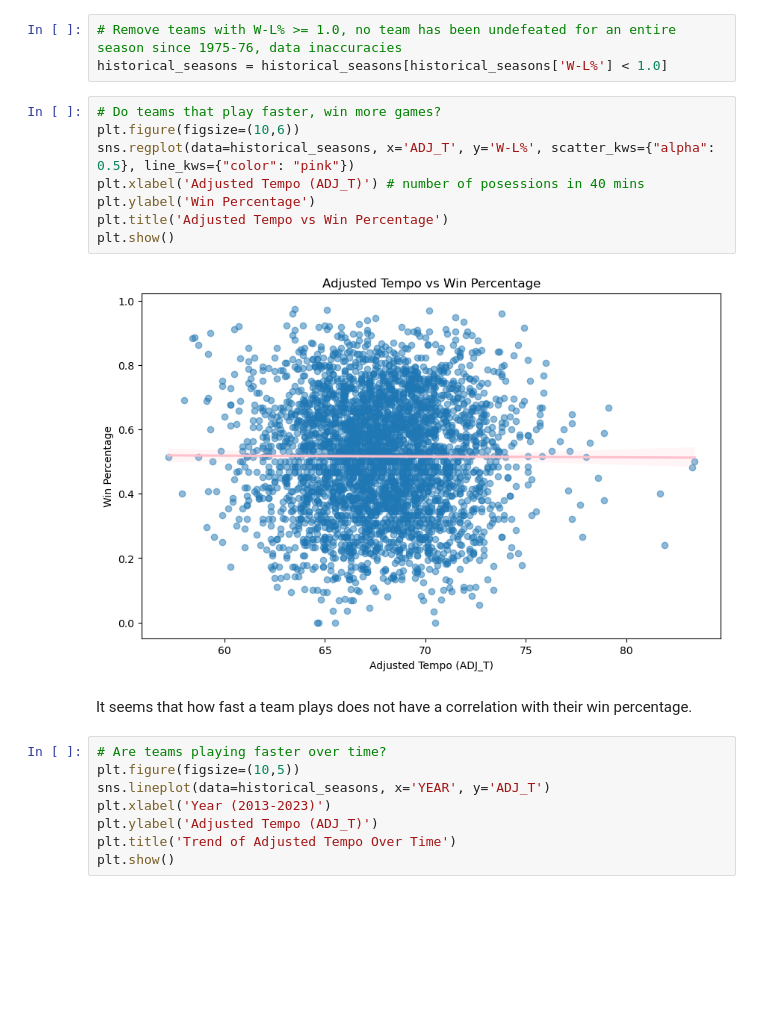
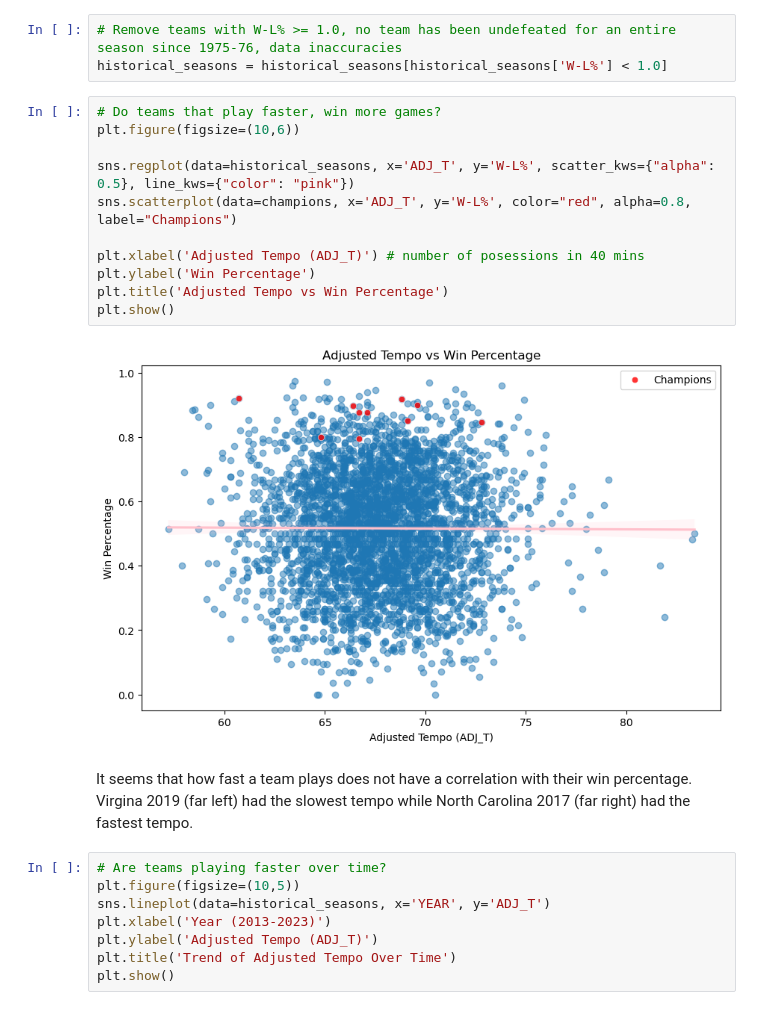
Before and after one commit to kanglee05/March-Madness-Tournament-Analysis-and-Winner-Predictor, a Jupyter notebook: March Madness Winner Predictor.ipynb, the cells around one changed output. Drawn from its saved outputs; the diff is of its cells as text; blank space fills up the shorter version.

```diff
--- a/March Madness Winner Predictor.ipynb
+++ b/March Madness Winner Predictor.ipynb
@@ -184,15 +187,18 @@ historical_seasons = historical_seasons[historical_seasons['W-L%'] < 1.0]
 # %%
 # Do teams that play faster, win more games?
 plt.figure(figsize=(10,6))
+
 sns.regplot(data=historical_seasons, x='ADJ_T', y='W-L%', scatter_kws={"alpha": 0.5}, line_kws={"color": "pink"})
+sns.scatterplot(data=champions, x='ADJ_T', y='W-L%', color="red", alpha=0.8, label="Champions")
+
 plt.xlabel('Adjusted Tempo (ADJ_T)') # number of posessions in 40 mins
 plt.ylabel('Win Percentage')
 plt.title('Adjusted Tempo vs Win Percentage')
 plt.show()
 # %% [output]
-[figure, old version]
+[figure, new version]
 # %% [markdown]
-It seems that how fast a team plays does not have a correlation with their win percentage.
+It seems that how fast a team plays does not have a correlation with their win percentage. Virgina 2019 (far left) had the slowest tempo while North Carolina 2017 (far right) had the fastest tempo.
 # %%
 # Are teams playing faster over time?
 plt.figure(figsize=(10,5))
```
Also changed, not shown: parts of 35 cells of this notebook.
